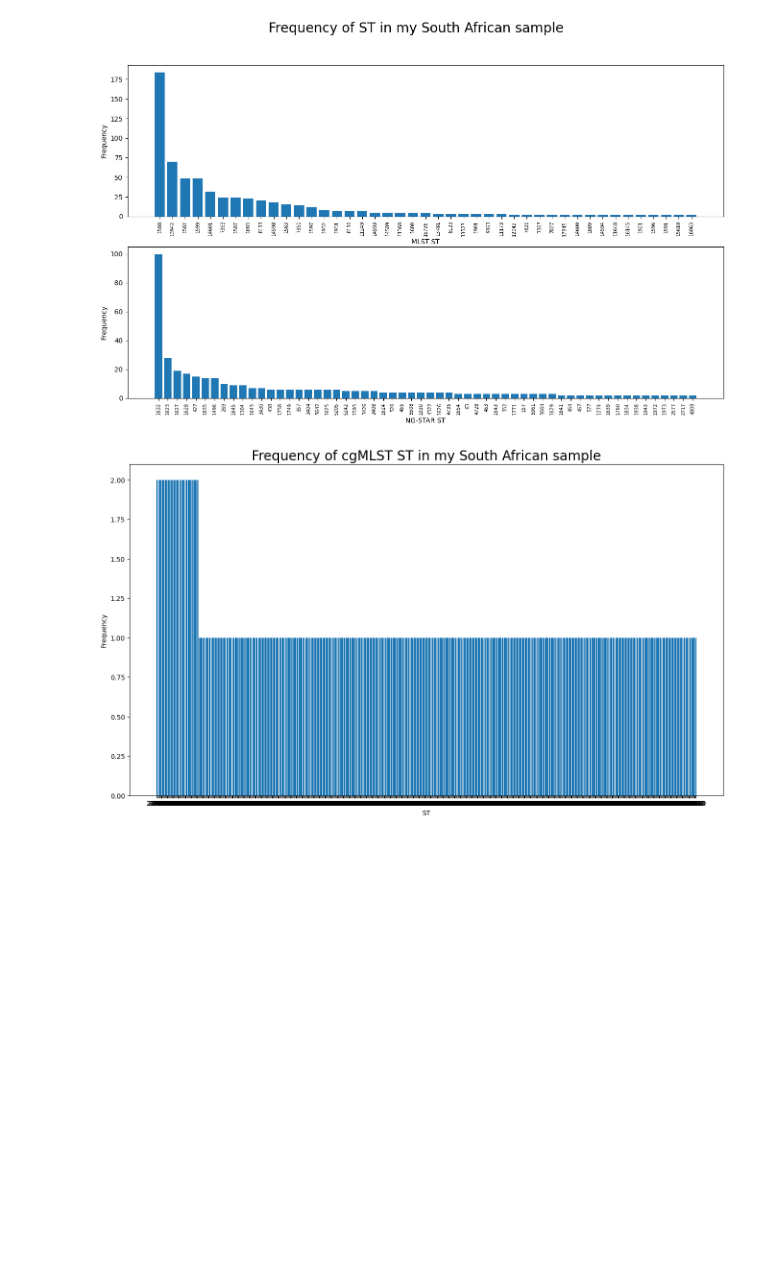
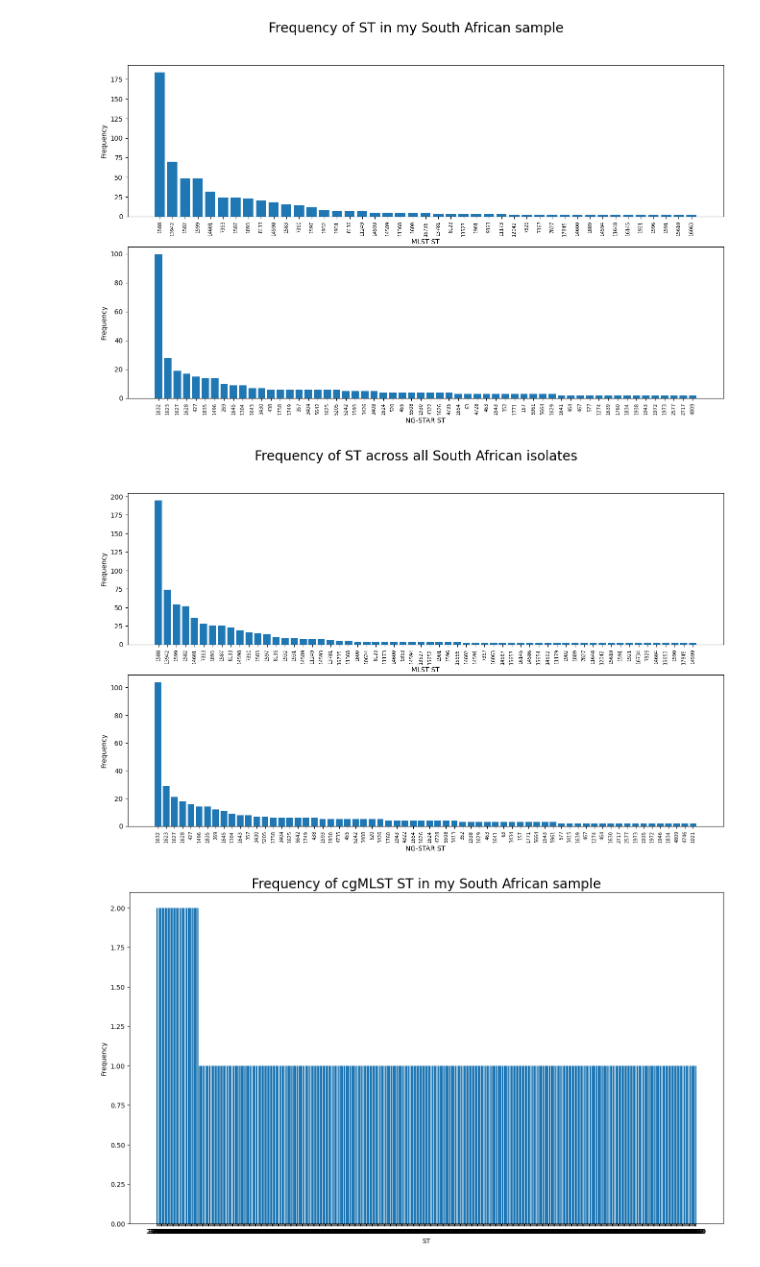
Before and after one commit to watchlotr/NGonorrhoeae_Y4, a Jupyter notebook: NG_Figures.ipynb, the cells around one changed output. Cells and saved outputs as stored; diff of their text form; code cells hidden in the pictures; blank space fills up the shorter version.

```diff
--- a/NG_Figures.ipynb
+++ b/NG_Figures.ipynb
@@ -69,6 +69,46 @@ fig.suptitle("Frequency of ST in my South African sample", fontsize = 20)
 plt.show()
 # %% [output]
 [figure]
+# %%
+sa_mlst: pd.DataFrame = pd.read_csv("Data/sa_mlst.csv", sep = ",", header = "infer")
+
+sa_mlst.head()
+
+sa_mlst.ST = sa_mlst.ST.astype(str)
+sa_mlst.shape
+
+sa_mlst2 = sa_mlst[sa_mlst.Frequency != 1]
+
+
+sa_ngstar: pd.DataFrame = pd.read_csv("Data/sa_ngstar.csv", sep = ",", header = "infer")
+
+sa_ngstar.head()
+
+sa_ngstar.ST = sa_ngstar.ST.astype(str)
+sa_ngstar.shape
+
+sa_ngstar2 = sa_ngstar[sa_ngstar.Frequency != 1]
+
+
+fig, ax = plt.subplots(2,1, figsize = (16,9))
+
+ax[0].bar(x = sa_mlst2.ST, height = sa_mlst2.Frequency)
+
+ax[0].set_xticklabels(sa_mlst2.ST, rotation = 90, fontsize = 7)
+ax[0].set_xlabel("MLST ST")
+ax[0].set_ylabel("Frequency")
+
+ax[1].bar(x = sa_ngstar2.ST, height = sa_ngstar2.Frequency)
+
+ax[1].set_xticklabels(sa_ngstar2.ST, rotation = 90, fontsize = 7)
+ax[1].set_xlabel("NG-STAR ST")
+ax[1].set_ylabel("Frequency")
+
+fig.suptitle("Frequency of ST across all South African isolates", fontsize = 20)
+
+plt.show()
+# %% [output]
+[figure, added]
 # %%
 my_cgmlst: pd.DataFrame = pd.read_csv("Data/mydata_cgmlst.csv", sep = ",", header = "infer")
 
```
Also changed, not shown: parts of 5 cells of this notebook.
